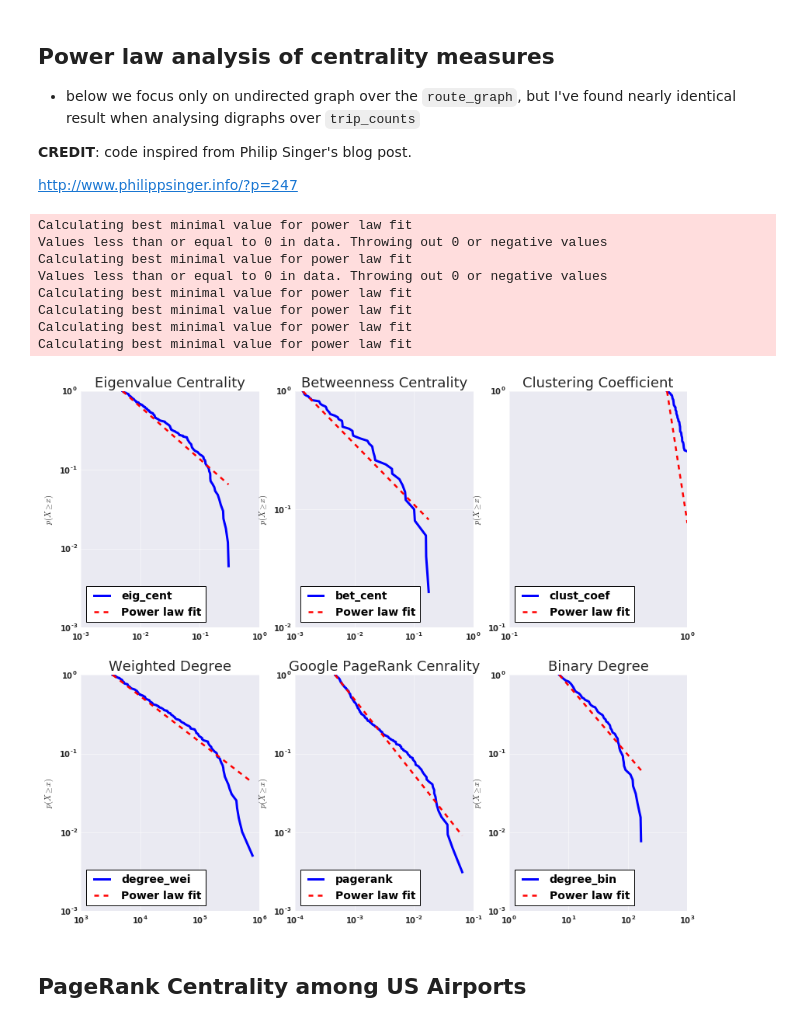
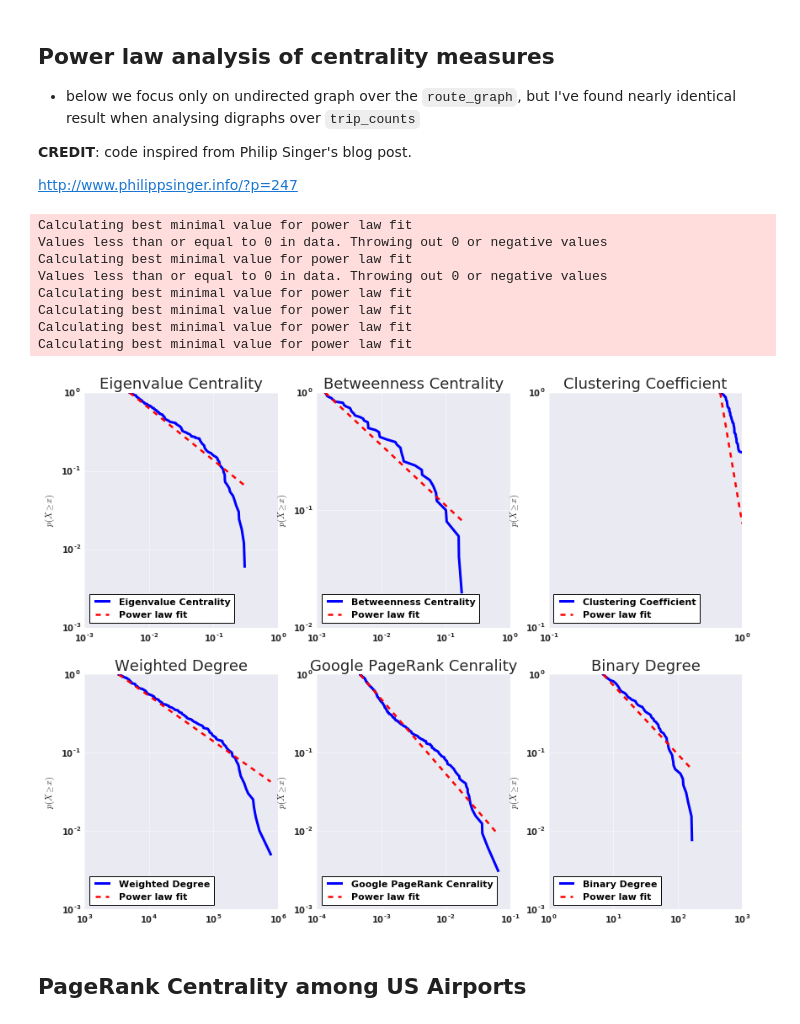
Before and after one commit to wtak23/airtraffic, a Jupyter notebook: final_scripts/network_analysis.ipynb, the cells around one changed output. Cells and saved outputs as stored; diff of their text form; code cells hidden in the pictures.

```diff
--- a/final_scripts/network_analysis.ipynb
+++ b/final_scripts/network_analysis.ipynb
@@ -623,32 +636,32 @@ http://www.philippsinger.info/?p=247
 # %%
 import powerlaw
 
-_,axes=util.sns_subplots(nrows=2,ncols=3,figsize=(14,12))
+_,axes=util.sns_subplots(nrows=2,ncols=3,figsize=(14,11))
 
 i=0
 for measure in measure_abbrev:
     if measure == 'module': continue
     ax = axes[i]
     i+=1
     fit = powerlaw.Fit(df_network[measure])
 
-    fit.plot_ccdf(linewidth=3, label=measure,ax=ax)
+    fit.plot_ccdf(linewidth=3, label=measure_abbrev[measure],ax=ax)
     fit.power_law.plot_ccdf(ax=ax, color='r', linestyle='--', label='Power law fit')
 
     ax.set_ylabel(r"$p(X\geq x)$")
     handles, labels = ax.get_legend_handles_labels()
-    ax.legend(handles, labels, loc=3,fontsize=14)
+    ax.legend(handles, labels, loc=3,fontsize=11)
     ax.set_title(measure_abbrev[measure])
 # %% [output]
 Calculating best minimal value for power law fit
 Values less than or equal to 0 in data. Throwing out 0 or negative values
 Calculating best minimal value for power law fit
 Values less than or equal to 0 in data. Throwing out 0 or negative values
 Calculating best minimal value for power law fit
 Calculating best minimal value for power law fit
 Calculating best minimal value for power law fit
 Calculating best minimal value for power law fit
-[figure, old version]
+[figure, new version]
 # %% [markdown]
 ## PageRank Centrality among US Airports
 # %%
```
Also changed, not shown: parts of 13 cells of this notebook, 2 other files.
